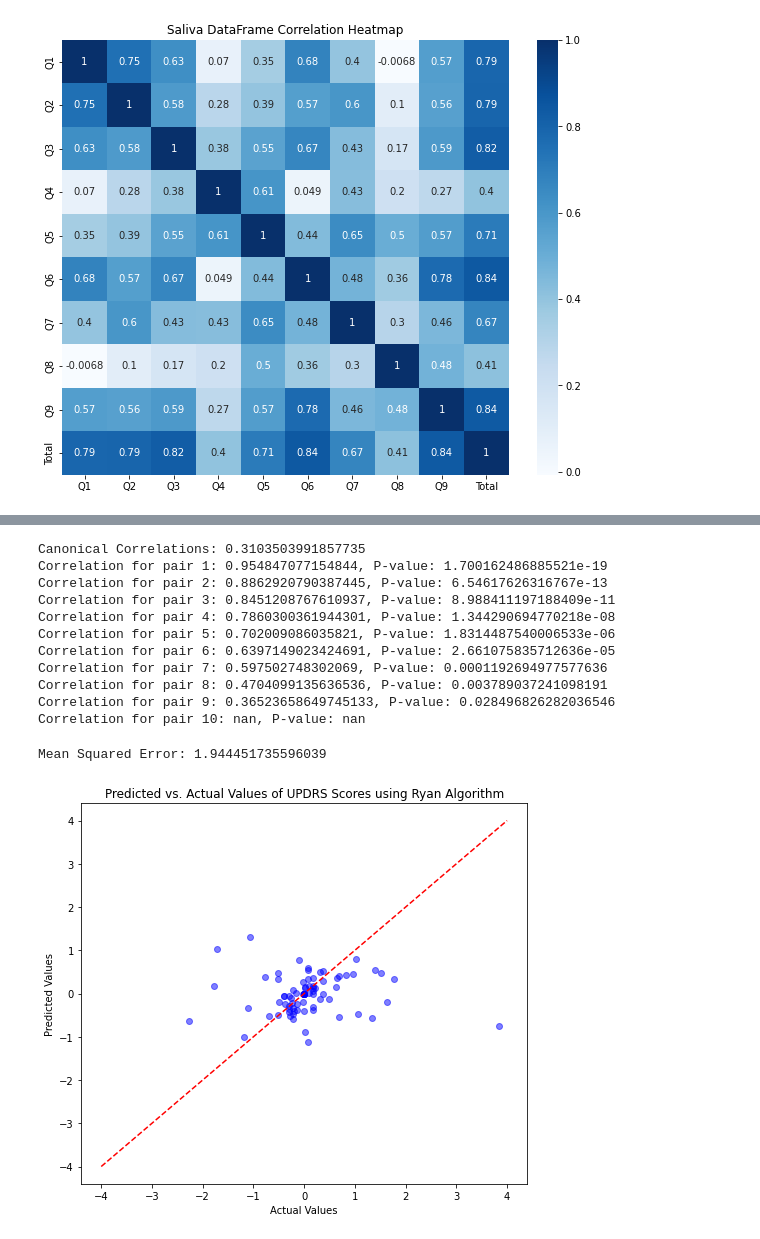
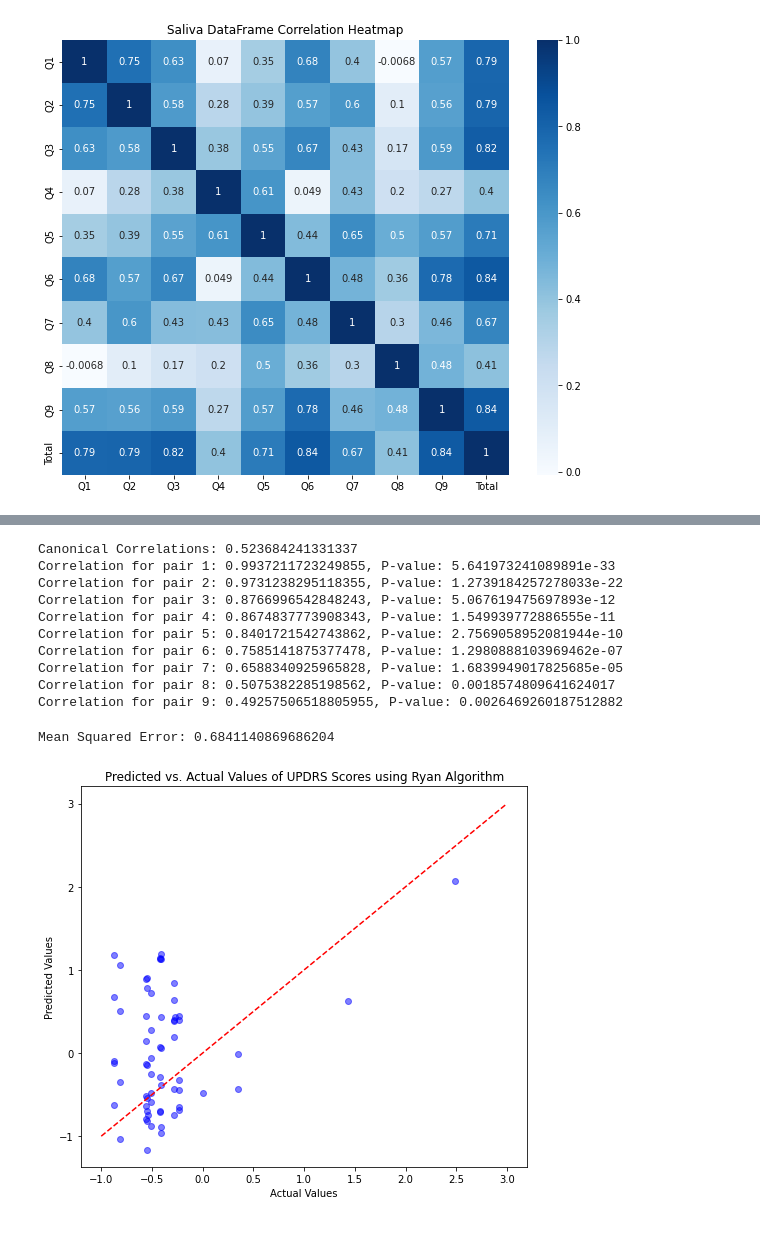
Before and after one commit to McKeownLab/Sialorrhea, a Jupyter notebook: feature_analysis.ipynb, the cells around one changed output, grey strips where cells are left out. Saved outputs shown, nothing was run; the diff lists cells and outputs as text; code cells hidden in the pictures.

```diff
--- a/feature_analysis.ipynb
+++ b/feature_analysis.ipynb
@@ -8,17 +8,19 @@ import pandas as pd
 import numpy as np
 
 #read the csv file
-happpy_csv = '\\\\files.ubc.ca\\team\\PPRC\\Camera\\Video Assessment_Atefeh\\sialorrhea\\features_10_max_happinness.csv'
+happpy_csv = '\\\\files.ubc.ca\\team\\PPRC\\Camera\\Video Assessment_Atefeh\\sialorrhea\\features_10_max_happiness_v2.csv'
 happy_df = pd.read_csv(happpy_csv)
 happy_df['user'] = happy_df['0'].str.split('_').str[0]
+happy_df['user'] = happy_df['user'].str.split('.').str[0]
 happy_df = happy_df.drop(columns=['0'])
 #remove rows with same user
 happy_df.set_index('user', inplace=True)
 happy_df = happy_df[~happy_df.index.duplicated(keep='first')]
 #read the csv file
-neutral_csv = '\\\\files.ubc.ca\\team\\PPRC\\Camera\\Video Assessment_Atefeh\\sialorrhea\\features_10_first_neutral.csv'
+neutral_csv = '\\\\files.ubc.ca\\team\\PPRC\\Camera\\Video Assessment_Atefeh\\sialorrhea\\features_10_true_neutral_v2.csv'
 neutral_df = pd.read_csv(neutral_csv)
 neutral_df['user'] = neutral_df['0'].str.split('_').str[0]
+neutral_df['user'] = neutral_df['user'].str.split('.').str[0]
 neutral_df = neutral_df.drop(columns=['0'])
 neutral_df.set_index('user', inplace=True)
 neutral_df = neutral_df[~neutral_df.index.duplicated(keep='first')]
@@ -109,7 +87,7 @@ from sklearn.preprocessing import StandardScaler
 scaler = StandardScaler()
 
 # Fit and transform the data
-Y = scaler.fit_transform(merged_df.iloc[:,-10:])  # Features
+Y = scaler.fit_transform(merged_df.iloc[:,-9:])  # Features
 X = scaler.fit_transform(merged_df.iloc[:,:-10])  # Questionnaire results
 
 # Initialize CCA with the number of components is the smaller number of columns in the two datasets
@@ -261,17 +230,16 @@ for i in range(len(X_c[0])):
     corr, p_value = pearsonr(X_c[:, i], Y_c[:, i])
     print(f"Correlation for pair {i+1}: {corr}, P-value: {p_value}")
 # %% [output]
-Canonical Correlations: 0.3103503991857735
-Correlation for pair 1: 0.954847077154844, P-value: 1.700162486885521e-19
-Correlation for pair 2: 0.8862920790387445, P-value: 6.54617626316767e-13
-Correlation for pair 3: 0.8451208767610937, P-value: 8.988411197188409e-11
-Correlation for pair 4: 0.7860300361944301, P-value: 1.344290694770218e-08
-Correlation for pair 5: 0.702009086035821, P-value: 1.8314487540006533e-06
-Correlation for pair 6: 0.6397149023424691, P-value: 2.661075835712636e-05
-Correlation for pair 7: 0.597502748302069, P-value: 0.0001192694977577636
-Correlation for pair 8: 0.4704099135636536, P-value: 0.003789037241098191
-Correlation for pair 9: 0.36523658649745133, P-value: 0.028496826282036546
-Correlation for pair 10: nan, P-value: nan
+Canonical Correlations: 0.523684241331337
+Correlation for pair 1: 0.9937211723249855, P-value: 5.641973241089891e-33
+Correlation for pair 2: 0.9731238295118355, P-value: 1.2739184257278033e-22
+Correlation for pair 3: 0.8766996542848243, P-value: 5.067619475697893e-12
+Correlation for pair 4: 0.8674837773908343, P-value: 1.549939772886555e-11
+Correlation for pair 5: 0.8401721542743862, P-value: 2.7569058952081944e-10
+Correlation for pair 6: 0.7585141875377478, P-value: 1.2980888103969462e-07
+Correlation for pair 7: 0.6588340925965828, P-value: 1.6839949017825685e-05
+Correlation for pair 8: 0.5075382285198562, P-value: 0.0018574809641624017
+Correlation for pair 9: 0.49257506518805955, P-value: 0.0026469260187512882
 # %%
 from sklearn.model_selection import train_test_split
 from sklearn.linear_model import LinearRegression
@@ -290,16 +258,16 @@ Y_pred = model.predict(X_test)
 mse = mean_squared_error(Y_test, Y_pred)
 print(f'Mean Squared Error: {mse}')
 # %% [output]
-Mean Squared Error: 1.944451735596039
+Mean Squared Error: 0.6841140869686204
 # %%
 # Plot the predicted vs. actual values
 plt.figure(figsize=(8, 7))
 plt.scatter(Y_test, Y_pred, color='blue', alpha=0.5)
 #draw a line from the origin to the top right corner
-plt.plot([-4, 4], [-4, 4], color='red', linestyle='--')
+plt.plot([-1, 3], [-1, 3], color='red', linestyle='--')
 plt.xlabel('Actual Values')
 plt.ylabel('Predicted Values')
 plt.title('Predicted vs. Actual Values of UPDRS Scores using Ryan Algorithm')
 plt.show()
 # %% [output]
-[figure, old version]
+[figure, new version]
```
Also changed, not shown: parts of 12 cells of this notebook, 4 other files.
